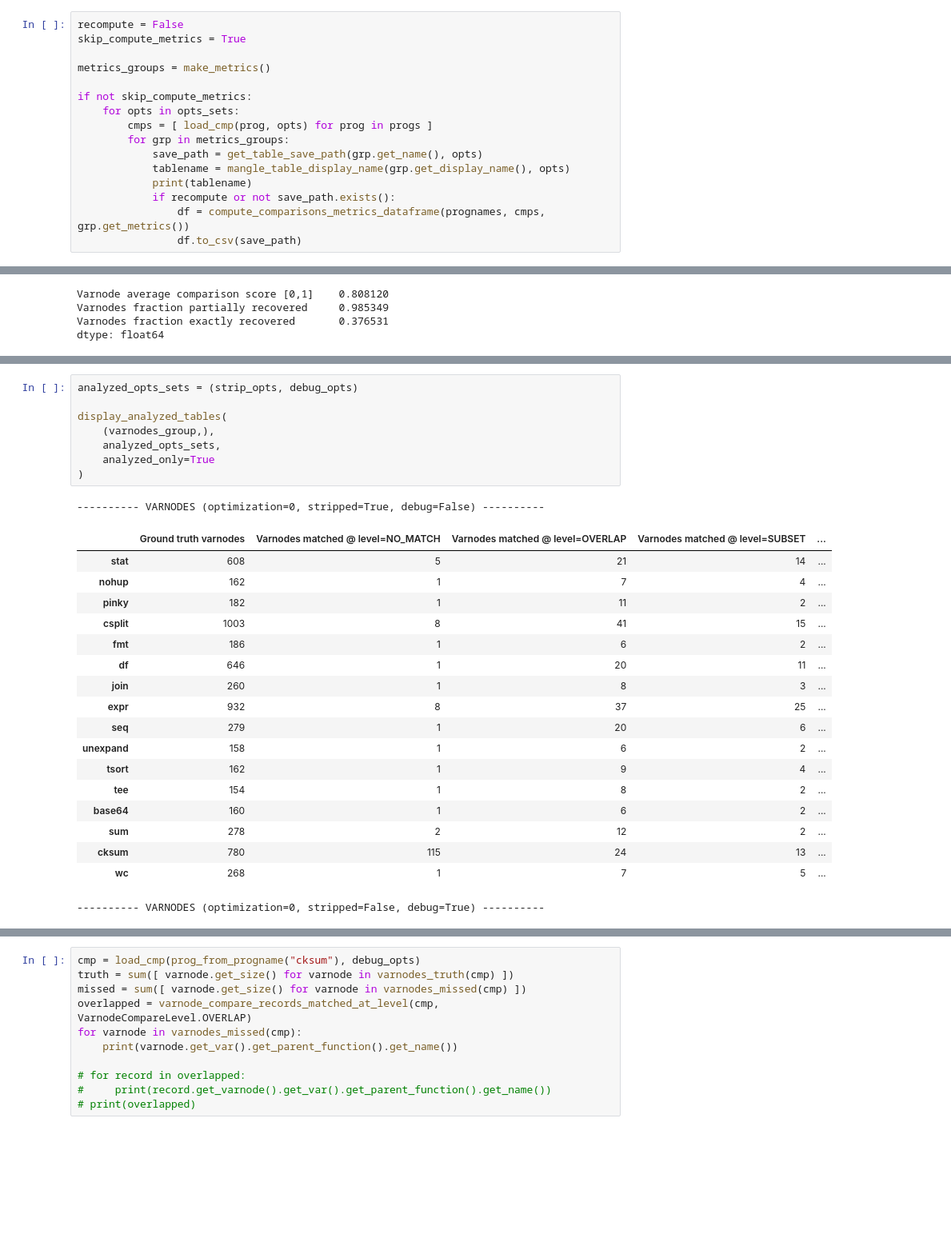
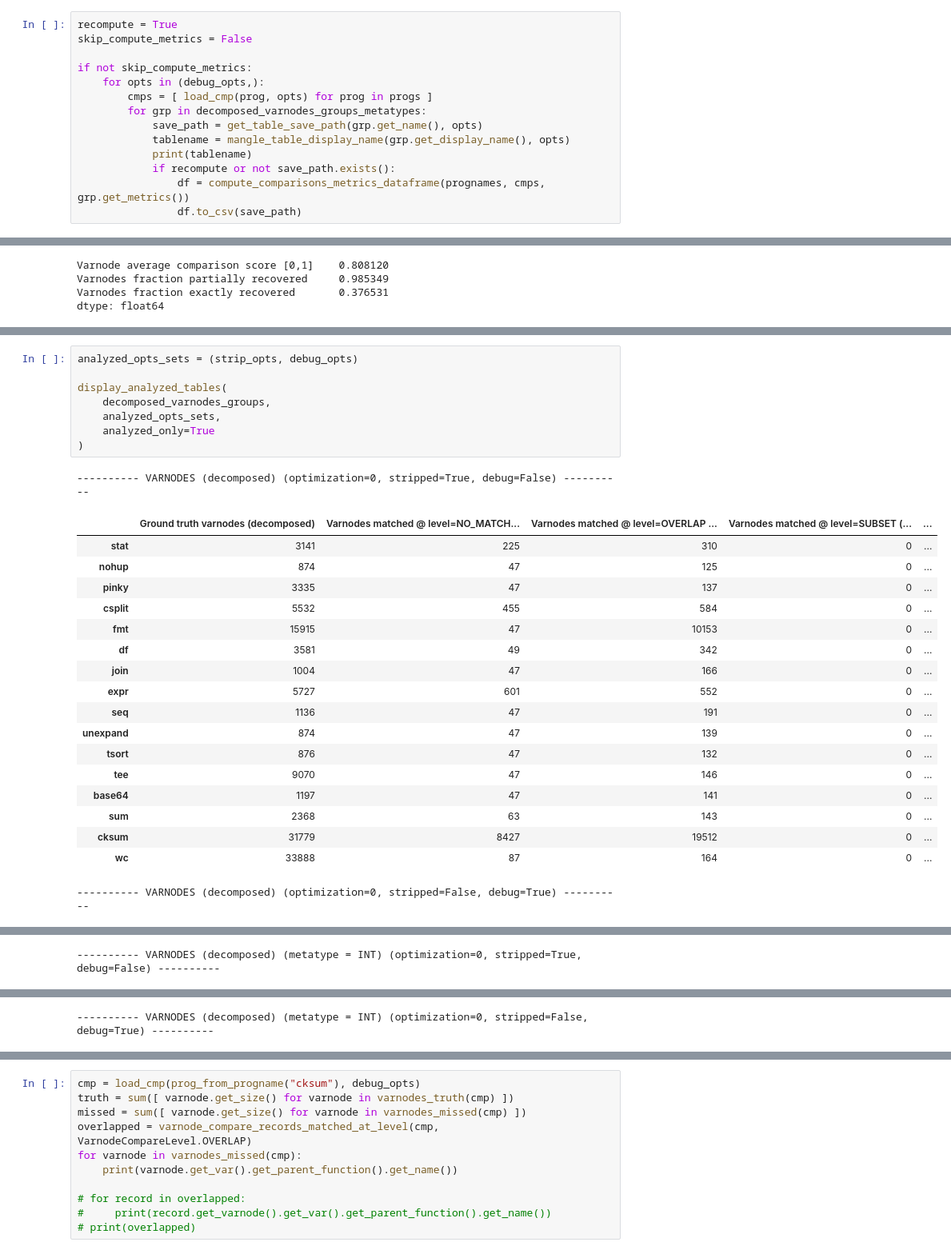
Before and after one commit to jace-kline/thesis, a Jupyter notebook: notebooks/coreutils_metrics.ipynb, the cells around one changed output, grey strips where cells are left out. Shown: that part at 80% size. Cells and saved outputs as stored; diff of their text form; blank space fills up the shorter version.

```diff
--- a/notebooks/coreutils_metrics.ipynb
+++ b/notebooks/coreutils_metrics.ipynb
@@ -179,13 +205,11 @@ def load_table_filter_analyzed(tablename: str, opts: BuildOptions) -> pd.DataFra
 # %%
-recompute = False
-skip_compute_metrics = True
-
-metrics_groups = make_metrics()
+recompute = True
+skip_compute_metrics = False
 
 if not skip_compute_metrics:
-    for opts in opts_sets:
+    for opts in (debug_opts,):
         cmps = [ load_cmp(prog, opts) for prog in progs ]
-        for grp in metrics_groups:
+        for grp in decomposed_varnodes_groups_metatypes:
             save_path = get_table_save_path(grp.get_name(), opts)
             tablename = mangle_table_display_name(grp.get_display_name(), opts)
             print(tablename)
@@ -304,28 +382,28 @@ df
 # %%
 analyzed_opts_sets = (strip_opts, debug_opts)
 
 display_analyzed_tables(
-    (varnodes_group,),
+    decomposed_varnodes_groups,
     analyzed_opts_sets,
     analyzed_only=True
 )
 # %% [output]
----------- VARNODES (optimization=0, stripped=True, debug=False) ----------
+---------- VARNODES (decomposed) (optimization=0, stripped=True, debug=False) ----------
-|  | Ground truth varnodes | Varnodes matched @ level=NO_MATCH | Varnodes matched @ level=OVERLAP | Varnodes matched @ level=SUBSET | ... |
-| stat | 608 | 5 | 21 | 14 | ... |
-| nohup | 162 | 1 | 7 | 4 | ... |
-| pinky | 182 | 1 | 11 | 2 | ... |
-| csplit | 1003 | 8 | 41 | 15 | ... |
-| fmt | 186 | 1 | 6 | 2 | ... |
-| df | 646 | 1 | 20 | 11 | ... |
-| join | 260 | 1 | 8 | 3 | ... |
-| expr | 932 | 8 | 37 | 25 | ... |
-| seq | 279 | 1 | 20 | 6 | ... |
-| unexpand | 158 | 1 | 6 | 2 | ... |
-| tsort | 162 | 1 | 9 | 4 | ... |
-| tee | 154 | 1 | 8 | 2 | ... |
-| base64 | 160 | 1 | 6 | 2 | ... |
-| sum | 278 | 2 | 12 | 2 | ... |
-| cksum | 780 | 115 | 24 | 13 | ... |
-| wc | 268 | 1 | 7 | 5 | ... |
+|  | Ground truth varnodes (decomposed) | Varnodes matched @ level=NO_MATCH... | Varnodes matched @ level=OVERLAP ... | Varnodes matched @ level=SUBSET (... | ... |
+| stat | 3141 | 225 | 310 | 0 | ... |
+| nohup | 874 | 47 | 125 | 0 | ... |
+| pinky | 3335 | 47 | 137 | 0 | ... |
+| csplit | 5532 | 455 | 584 | 0 | ... |
+| fmt | 15915 | 47 | 10153 | 0 | ... |
+| df | 3581 | 49 | 342 | 0 | ... |
+| join | 1004 | 47 | 166 | 0 | ... |
+| expr | 5727 | 601 | 552 | 0 | ... |
+| seq | 1136 | 47 | 191 | 0 | ... |
+| unexpand | 874 | 47 | 139 | 0 | ... |
+| tsort | 876 | 47 | 132 | 0 | ... |
+| tee | 9070 | 47 | 146 | 0 | ... |
+| base64 | 1197 | 47 | 141 | 0 | ... |
+| sum | 2368 | 63 | 143 | 0 | ... |
+| cksum | 31779 | 8427 | 19512 | 0 | ... |
+| wc | 33888 | 87 | 164 | 0 | ... |
----------- VARNODES (optimization=0, stripped=False, debug=True) ----------
+---------- VARNODES (decomposed) (optimization=0, stripped=False, debug=True) ----------
@@ -348,0 +427 @@ display_analyzed_tables(
+---------- VARNODES (decomposed) (metatype = INT) (optimization=0, stripped=True, debug=False) ----------
@@ -348,0 +445 @@ display_analyzed_tables(
+---------- VARNODES (decomposed) (metatype = INT) (optimization=0, stripped=False, debug=True) ----------
```
Also changed, not shown: parts of 5 cells of this notebook, 11 other files.
